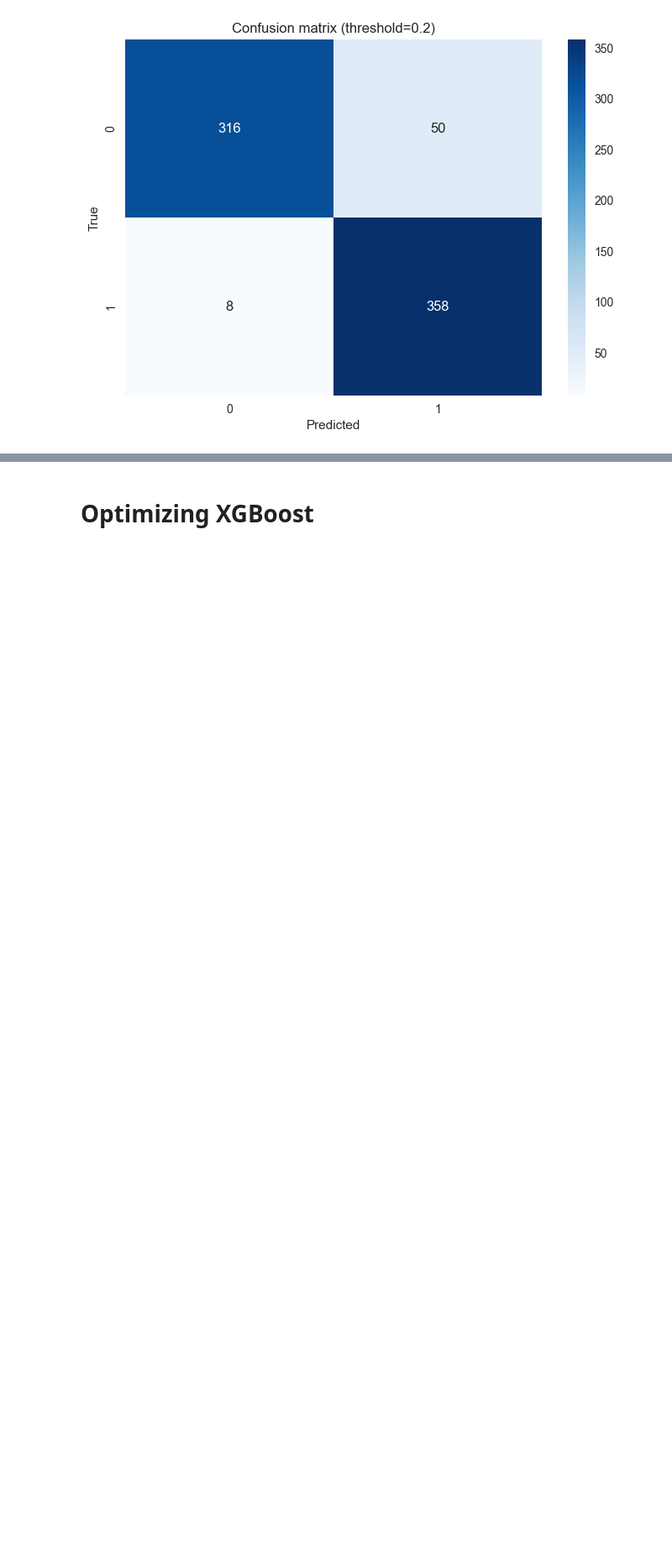
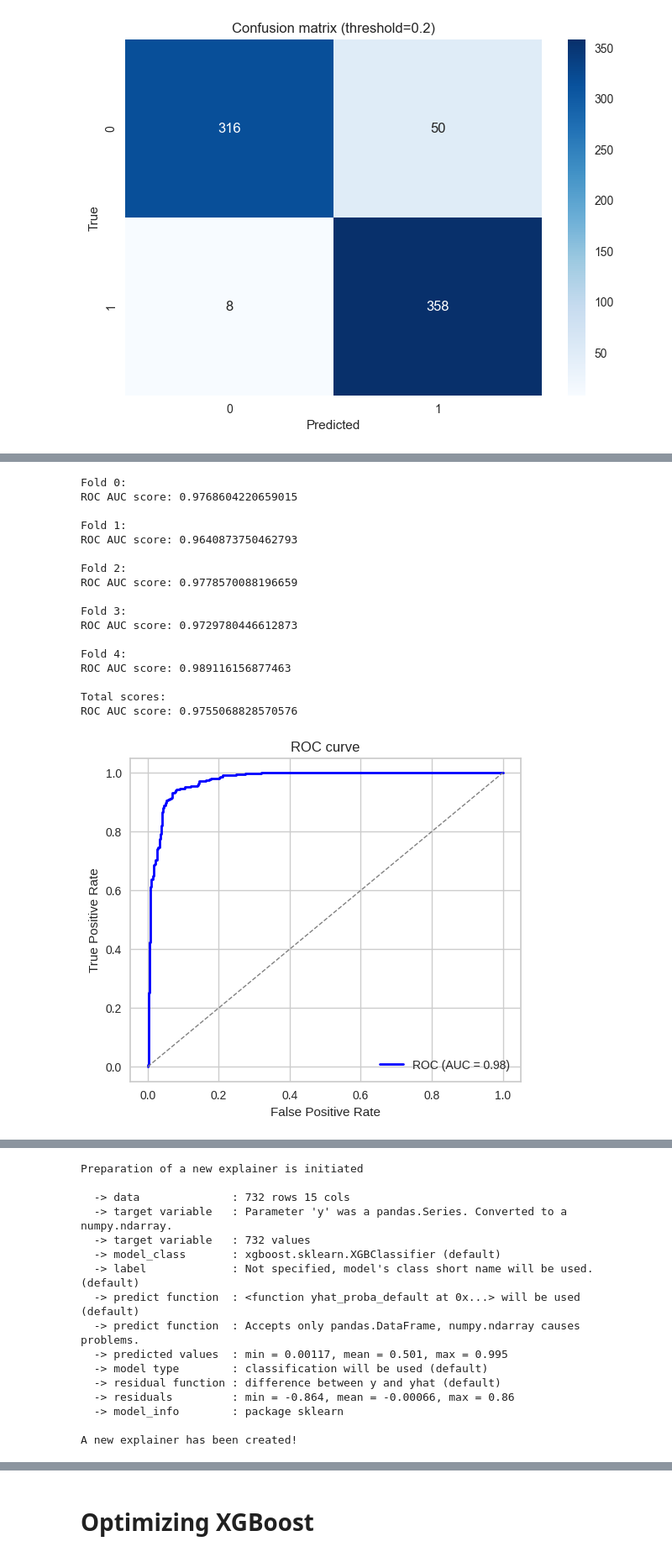
Before and after one commit to PiotrRenk/microscopic-epe-proj, a Jupyter notebook: notebooks/nodal_involvment.ipynb, the cells around one changed output, grey strips where cells are left out. Shown at 84% size. Drawn from its saved outputs; the diff is of its cells as text; code cells hidden in the pictures; blank space fills up the shorter version.

```diff
--- a/notebooks/nodal_involvment.ipynb
+++ b/notebooks/nodal_involvment.ipynb
@@ -270,0 +287,35 @@ plot_confusion_matrix(y_true, y_pred_probs=y_pred_probs, threshold=0.2)
+# %%
+smote = SMOTENC(random_state=42, categorical_features=[X.columns.get_loc(col) for col in categorical_cols])
+X_smote, y_smote = smote.fit_resample(X_imputed, y)
+X_smote_df = pd.DataFrame(X_smote, columns=X.columns)
+# %%
+hyperparams = {'colsample_bytree': 1.0, 'gamma': 0.1, 'learning_rate': 0.05, 'max_depth': 3, 'n_estimators': 200, 'subsample': 0.8}
+
+untrained_model = XGBClassifier(random_state=42, **hyperparams)
+
+y_true, y_pred, y_pred_probs, false_positive_rate, true_positive_rate, total_roc_auc, trained_model = train_and_evaluate_model(untrained_model, X_smote_df, y_smote, numerical_cols, categorical_cols, n_folds=5)
+plot_roc(false_positive_rate, true_positive_rate, total_roc_auc)
+plot_confusion_matrix(y_true, y_pred)
+plot_feature_importances(trained_model, X_smote_df, y_smote)
+plot_discrimination_threshold(untrained_model, X_smote_df, y_smote)
+brier = brier_score_loss(y_true, y_pred_probs)
+print(f"Brier score: {brier:.4f}")
+# %% [output]
+Fold 0:
+ROC AUC score: 0.9768604220659015
+
+Fold 1:
+ROC AUC score: 0.9640873750462793
+
+Fold 2:
+ROC AUC score: 0.9778570088196659
+
+Fold 3:
+ROC AUC score: 0.9729780446612873
+
+Fold 4:
+ROC AUC score: 0.989116156877463
+
+Total scores:
+ROC AUC score: 0.9755068828570576
+[figure, added]
@@ -270,0 +323,16 @@ plot_confusion_matrix(y_true, y_pred_probs=y_pred_probs, threshold=0.2)
+Preparation of a new explainer is initiated
+
+  -> data              : 732 rows 15 cols
+  -> target variable   : Parameter 'y' was a pandas.Series. Converted to a numpy.ndarray.
+  -> target variable   : 732 values
+  -> model_class       : xgboost.sklearn.XGBClassifier (default)
+  -> label             : Not specified, model's class short name will be used. (default)
+  -> predict function  : <function yhat_proba_default at 0x...> will be used (default)
+  -> predict function  : Accepts only pandas.DataFrame, numpy.ndarray causes problems.
+  -> predicted values  : min = 0.00117, mean = 0.501, max = 0.995
+  -> model type        : classification will be used (default)
+  -> residual function : difference between y and yhat (default)
+  -> residuals         : min = -0.864, mean = -0.00066, max = 0.86
+  -> model_info        : package sklearn
+
+A new explainer has been created!
```
Also changed, not shown: parts of 8 cells of this notebook, 3 other files.
